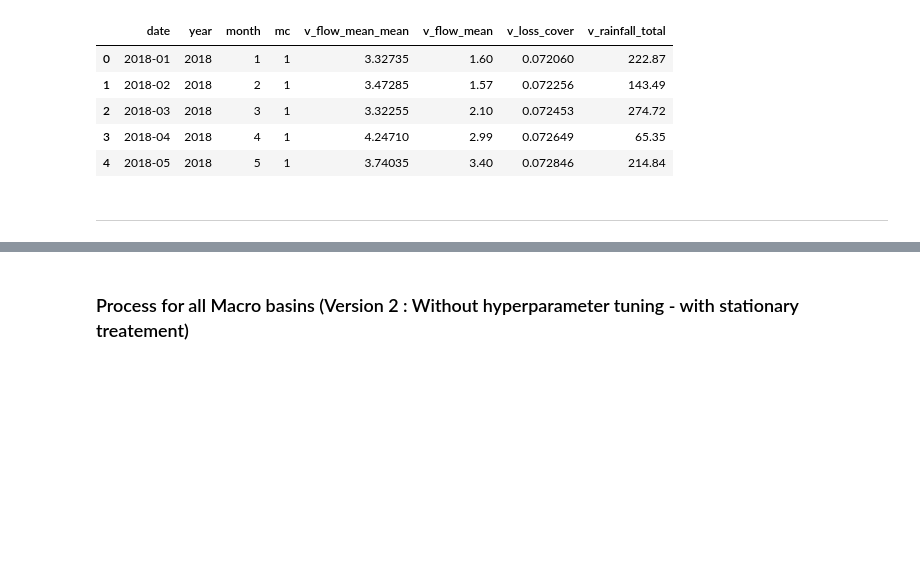
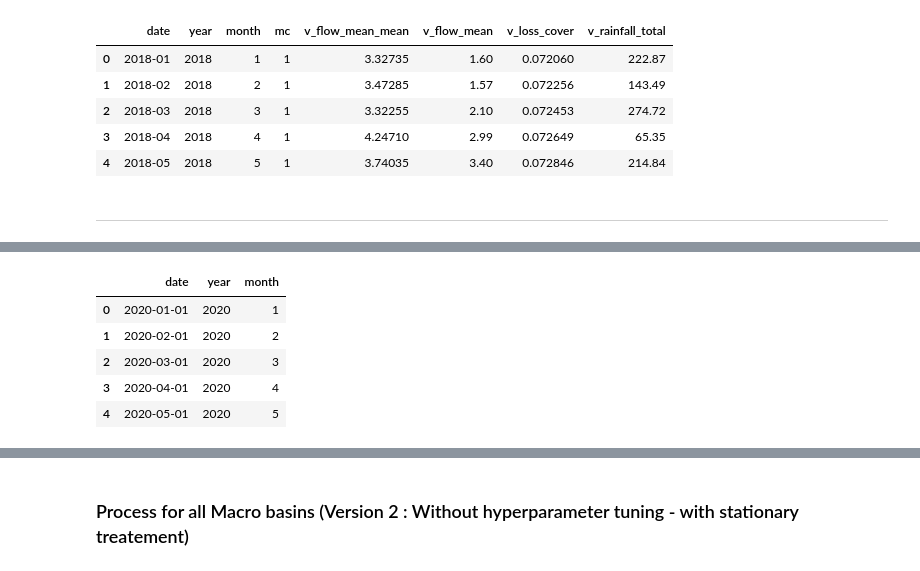
Before and after one commit to dechontaduro/DS4All_2020_Team28_Project, a Jupyter notebook: model/Multivariate_time_series_Random_Forest.ipynb, the cells around one changed output, grey strips where cells are left out. Saved outputs shown, nothing was run; the diff lists cells and outputs as text; code cells hidden in the pictures; blank space fills up the shorter version.

```diff
--- a/model/Multivariate_time_series_Random_Forest.ipynb
+++ b/model/Multivariate_time_series_Random_Forest.ipynb
@@ -249,0 +275,16 @@ RFR_prediction.head()
+# %%
+dates = pd.DataFrame(pd.date_range('2020-01-01','2021-12-31' , freq='1M') -
+             pd.offsets.MonthBegin(1))
+dates.columns = ['date']
+
+dates['year'] = pd.DatetimeIndex(dates['date']).year
+dates['month'] = pd.DatetimeIndex(dates['date']).month
+
+dates.head()
+# %% [output]
+|  | date | year | month |
+| 0 | 2020-01-01 | 2020 | 1 |
+| 1 | 2020-02-01 | 2020 | 2 |
+| 2 | 2020-03-01 | 2020 | 3 |
+| 3 | 2020-04-01 | 2020 | 4 |
+| 4 | 2020-05-01 | 2020 | 5 |
```
Also changed, not shown: parts of 10 cells of this notebook, 3 other files.
